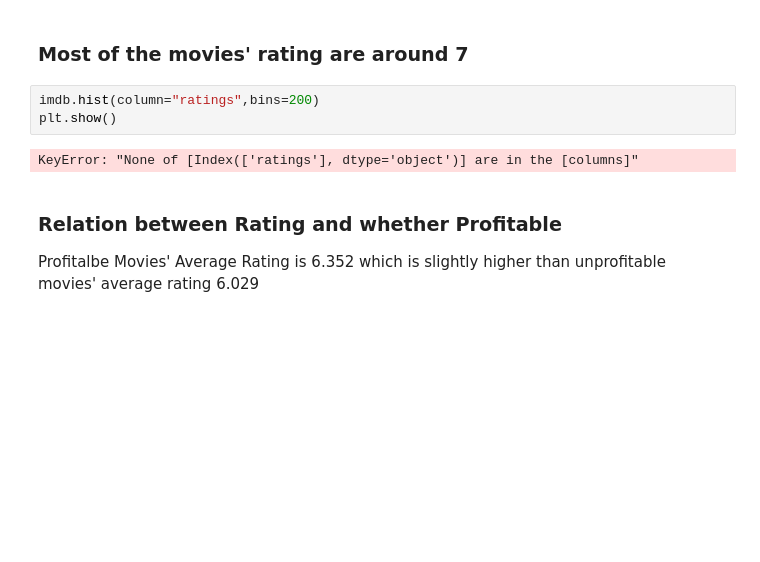
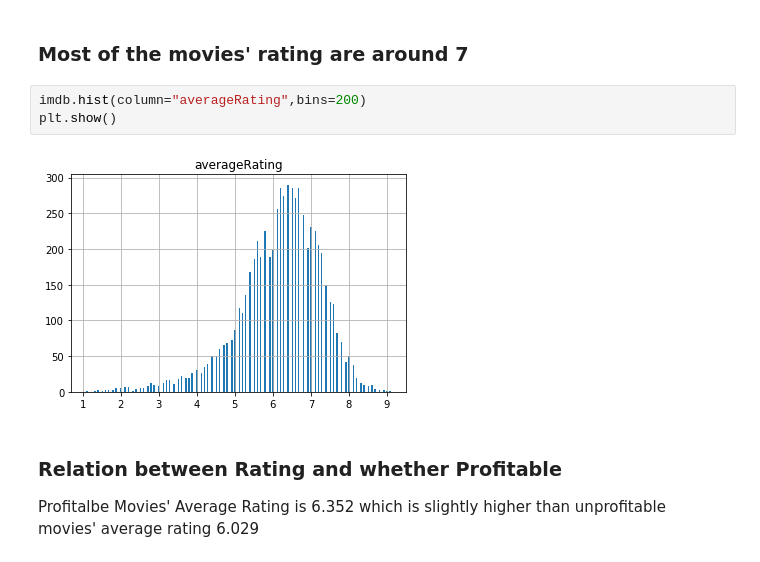
Before and after one commit to pupboss/CE7454-Project-Fall2019, a Jupyter notebook: notebook/notebook.ipynb, the cells around one changed output. Cells and saved outputs as stored; diff of their text form; blank space fills up the shorter version.

```diff
--- a/notebook/notebook.ipynb
+++ b/notebook/notebook.ipynb
@@ -115,10 +115,10 @@ percentage of profitable movies: 48.083
 # %% [markdown]
 ### Most of the movies' rating are around 7
 # %%
-imdb.hist(column="ratings",bins=200)
+imdb.hist(column="averageRating",bins=200)
 plt.show()
 # %% [output]
-KeyError: "None of [Index(['ratings'], dtype='object')] are in the [columns]"
+[figure, added]
 # %% [markdown]
 ### Relation between Rating and whether Profitable
 
```
Also changed, not shown: parts of 4 cells of this notebook.
